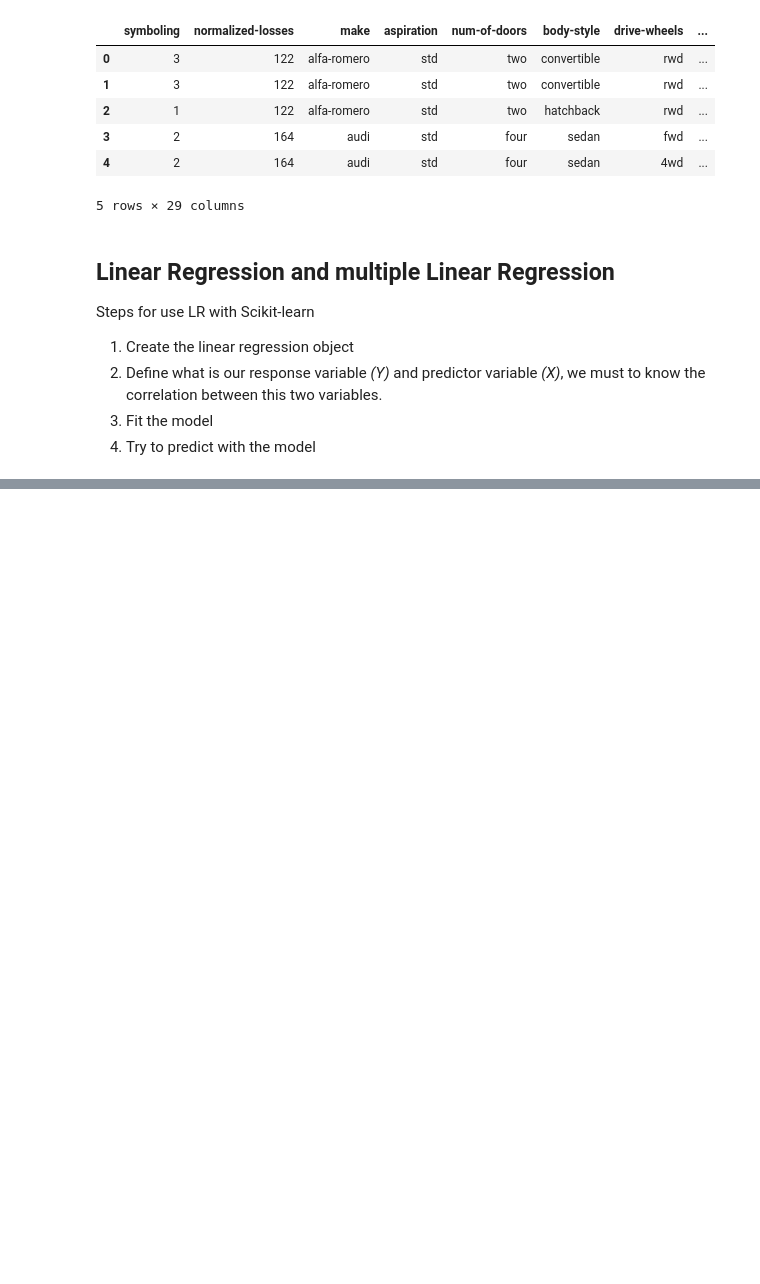
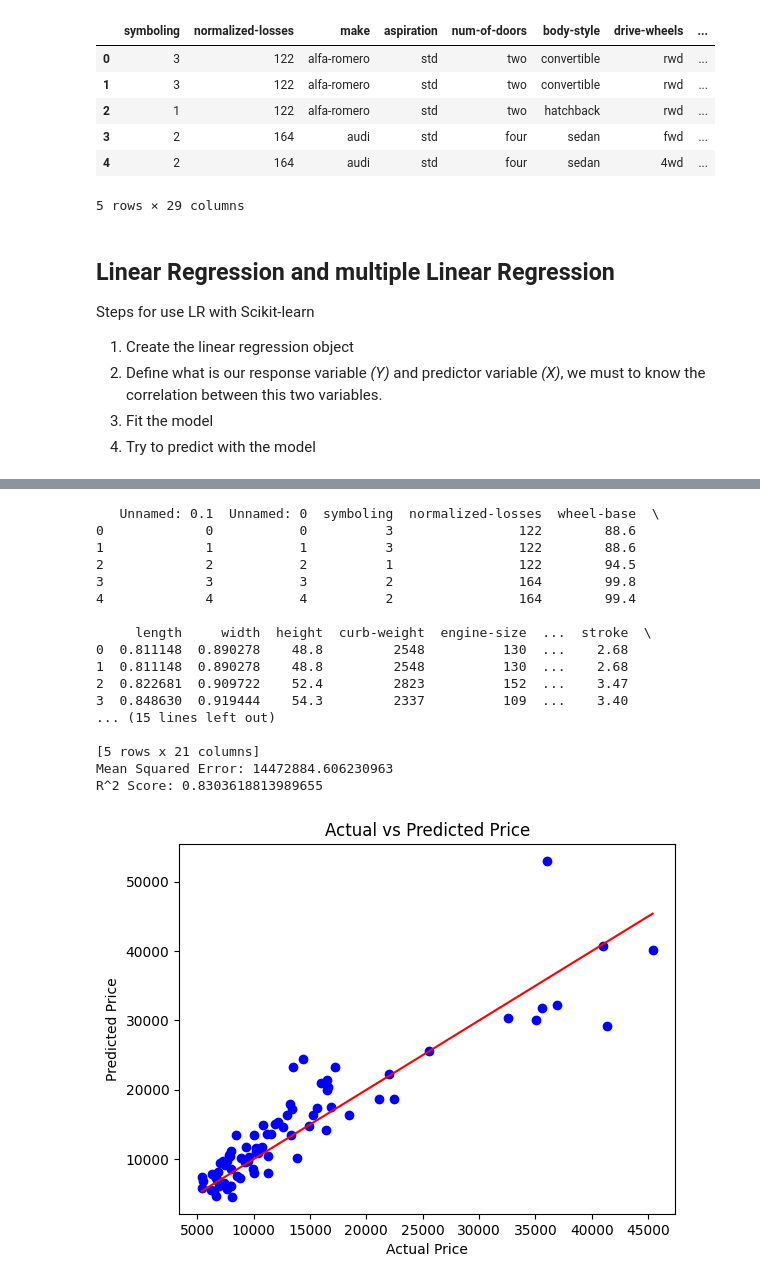
Before and after one commit to Bidobelemti/python_for_data_science, a Jupyter notebook: Data Analysis with Python/notebooks/model_development.ipynb, the cells around one changed output, grey strips where cells are left out. Saved outputs shown, nothing was run; the diff lists cells and outputs as text; code cells hidden in the pictures; blank space fills up the shorter version.

Commit message:
I complete the model evaluation

```diff
--- a/Data Analysis with Python/notebooks/model_development.ipynb
+++ b/Data Analysis with Python/notebooks/model_development.ipynb
@@ -60,0 +99,47 @@ price           0.872335  1.000000
+# %%
+import pandas as pd
+import numpy as np
+import matplotlib.pyplot as plt
+import seaborn as sns
+from sklearn.model_selection import train_test_split
+from sklearn.linear_model import LinearRegression
+from sklearn.metrics import mean_squared_error, r2_score, accuracy_score
+
+df = pd.read_csv('../data/module_5_auto.csv')
+df = df._get_numeric_data().dropna()
+
+print(df.head(5))
+
+x_train, x_test, y_train, y_test = train_test_split(df.drop('price', axis=1), df['price'], test_size=0.40, random_state=42)
+lr = LinearRegression()
+lr.fit(x_train, y_train)
+y_pred = lr.predict(x_test)
+print('Mean Squared Error:', mean_squared_error(y_test, y_pred))
+print('R^2 Score:', r2_score(y_test, y_pred))
+
+# Plotting the predicted vs actual values
+plt.scatter(y_test, y_pred, color='blue')
+plt.plot([y_test.min(), y_test.max()], [y_test.min(), y_test.max()], color='red') # Line for perfect predictions
+plt.xlabel('Actual Price')
+plt.ylabel('Predicted Price')
+plt.title('Actual vs Predicted Price')
+plt.show()
+# %% [output]
+   Unnamed: 0.1  Unnamed: 0  symboling  normalized-losses  wheel-base  \
+0             0           0          3                122        88.6
+1             1           1          3                122        88.6
+2             2           2          1                122        94.5
+3             3           3          2                164        99.8
+4             4           4          2                164        99.4
+
+     length     width  height  curb-weight  engine-size  ...  stroke  \
+0  0.811148  0.890278    48.8         2548          130  ...    2.68
+1  0.811148  0.890278    48.8         2548          130  ...    2.68
+2  0.822681  0.909722    52.4         2823          152  ...    3.47
+3  0.848630  0.919444    54.3         2337          109  ...    3.40
+... (15 lines left out)
+
+[5 rows x 21 columns]
+Mean Squared Error: 14472884.606230963
+R^2 Score: 0.8303618813989655
+[figure, added]
```
Also changed, not shown: parts of 10 cells of this notebook, 2 other files.
